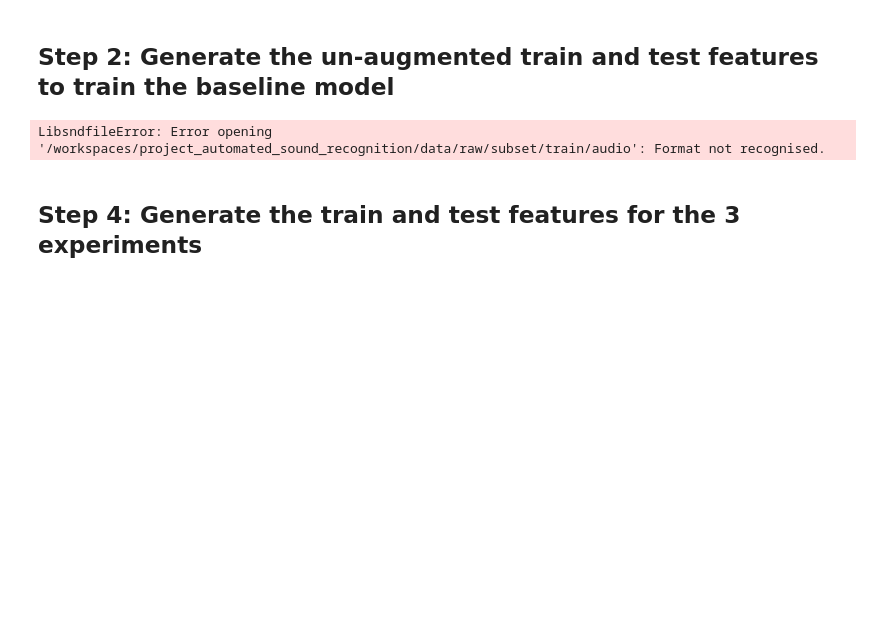
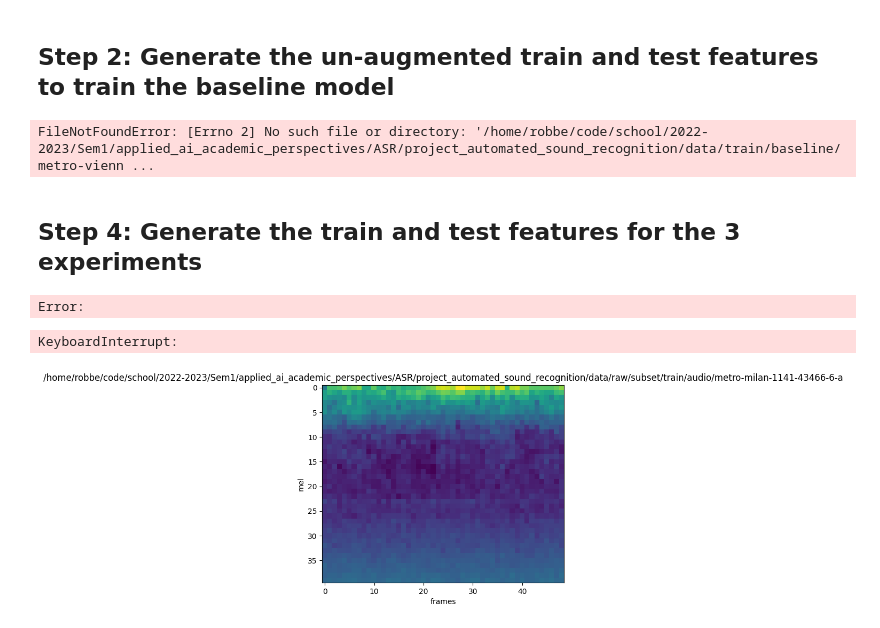
Before and after one commit to RobbeRDG/project_automated_sound_recognition, a Jupyter notebook: src/feature_extraction.ipynb, the cells around one changed output. Saved outputs shown, nothing was run; the diff lists cells and outputs as text; code cells hidden in the pictures; blank space fills up the shorter version.

```diff
--- a/src/feature_extraction.ipynb
+++ b/src/feature_extraction.ipynb
@@ -31,16 +34,16 @@ util.generate_and_store_augmented_mel_features(
         raw_feature_train_filenames,
         config.TRAIN_DATA_BASELINE,
         n_copies=5,
-        augment=False
+        augment=[False, False]
     )
 util.generate_and_store_augmented_mel_features(
         raw_feature_test_filenames,
         config.TEST_DATA_BASE_PATH,
         n_copies=1,
-        augment=False
+        augment=[False, False]
     )
 # %% [output]
-LibsndfileError: Error opening '/workspaces/project_automated_sound_recognition/data/raw/subset/train/audio': Format not recognised.
+FileNotFoundError: [Errno 2] No such file or directory: '/home/robbe/code/school/2022-2023/Sem1/applied_ai_academic_perspectives/ASR/project_automated_sound_recognition/data/train/baseline/metro-vienn ...
 # %% [markdown]
 ## Step 4: Generate the train and test features for the 3 experiments
 # %%
@@ -74,7 +77,64 @@ util.generate_and_store_augmented_mel_features(
         files_list = raw_feature_train_filenames,
         result_export_path = join(config.TRAIN_DATA_EX1, 'all_augment'),
         n_copies = config.N_COPIES,
-        augment = True,
+        augment = [True, True],
         audiomentations_config = audiomentations_config,
         specaugment_config = specaugment_config
     )
+# %% [output]
+Error:
+# %%
+# Experiment 2: all augmentation methods seperately
+
+# Set the audiomentations configs
+audiomentation_labels = ['pitch_shift', 'noise']
+audiomentations_configs = [
+        {
+            'augmentations': Compose([
+                PitchShift(min_semitones=-4, max_semitones=4, p=0.5),
+            ])
+        },
+        {
+            'augmentations': Compose([
+                AddGaussianNoise(min_amplitude=0.001, max_amplitude=0.015, p=0.5)
+            ])
+        }
+]
+
+# Set the spec augment configuration
+specaugment_config = {
+    'configuration': {
+        'mask_fraction_min':0.02,
+        'mask_fraction_max':0.06,
+        'mask_fraction_min_time':0.04,
+        'mask_fraction_max_time':0.12,
+        'p_spec_augment':0.5,
+        'fill_val':0,
+        'num_freq_lines':5,
+        'num_time_lines':3,
+    }
+}
+
+# First apply the spec augment seperately
+util.generate_and_store_augmented_mel_features(
+            files_list = raw_feature_train_filenames,
+            result_export_path = join(config.TRAIN_DATA_EX2, 'spec_augment'),
+            n_copies = config.N_COPIES,
+            augment = [False, True, False],
+            audiomentations_config = None,
+            specaugment_config = specaugment_config
+        )
+
+# Second try all audiomentations configs seperately
+for i in range(len(audiomentations_configs)):
+    util.generate_and_store_augmented_mel_features(
+            files_list = raw_feature_train_filenames,
+            result_export_path = join(config.TRAIN_DATA_EX2, audiomentation_labels[i]),
+            n_copies = config.N_COPIES,
+            augment = [True, False, False],
+            audiomentations_config = audiomentations_configs[i],
+            specaugment_config = None
+        )
+# %% [output]
+KeyboardInterrupt:
+[figure, added]
```
Also changed, not shown: parts of 1 cell of this notebook, 3 other files.
